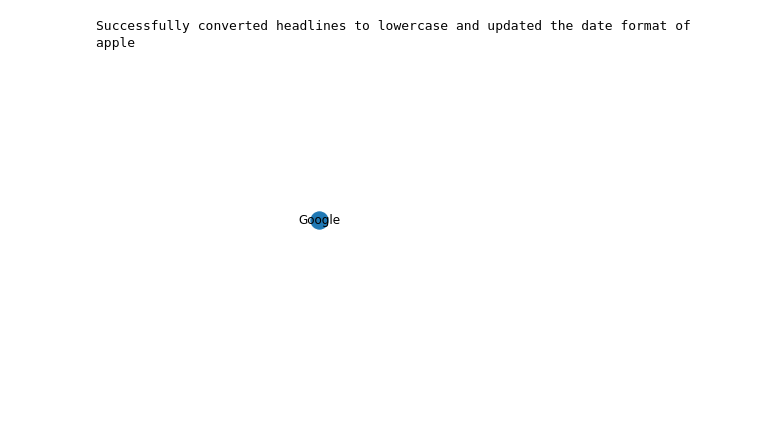
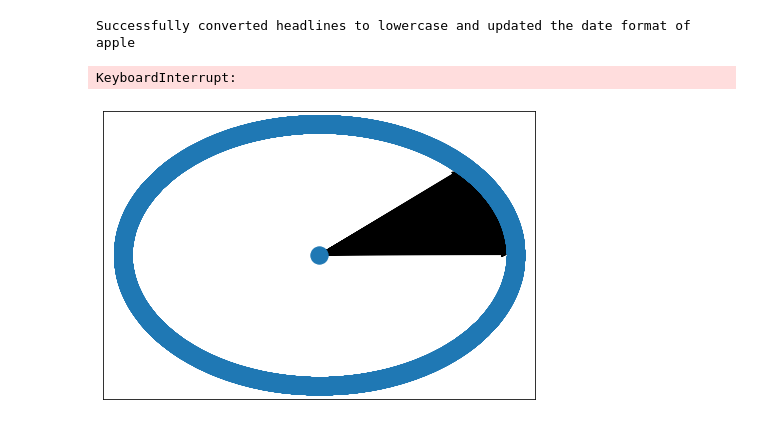
Before and after one commit to Le-Triumvirat/CADS-Internship, a Jupyter notebook: Anomaly_detection_in_financial_services_using_knowledge_graphs_and_machine_learning.ipynb, the cells around one changed output. Saved outputs shown, nothing was run; the diff lists cells and outputs as text; code cells hidden in the pictures.

```diff
--- a/Anomaly_detection_in_financial_services_using_knowledge_graphs_and_machine_learning.ipynb
+++ b/Anomaly_detection_in_financial_services_using_knowledge_graphs_and_machine_learning.ipynb
@@ -524,16 +524,18 @@ G = nx.Graph()
 # nx.draw(G,with_labels=True)
 # %%
 '''
-Google
+Google KG complete
 '''
 Google_G = nx.Graph()
-Google_G.add_nodes_from([('Google')])
+Google_G.add_node('Google')
 Google = pd.read_csv('./headlines/Pre-processed/google.csv')
-length_google = Google.index
+length_google = len(Google.index)
 
 for i in range(length_google):
-    if()
-# nx.draw(Google,with_labels=True)
+    Google_G.add_edges_from([('Google',Google['Title'][i])])
+pos = nx.kamada_kawai_layout(Google_G)
+nx.draw(Google_G,pos,with_labels=False)
 # 1,7,2,3,
 # %% [output]
+KeyboardInterrupt:
-[figure, old version]
+[figure, new version]
```
Also changed, not shown: parts of 6 cells of this notebook.
